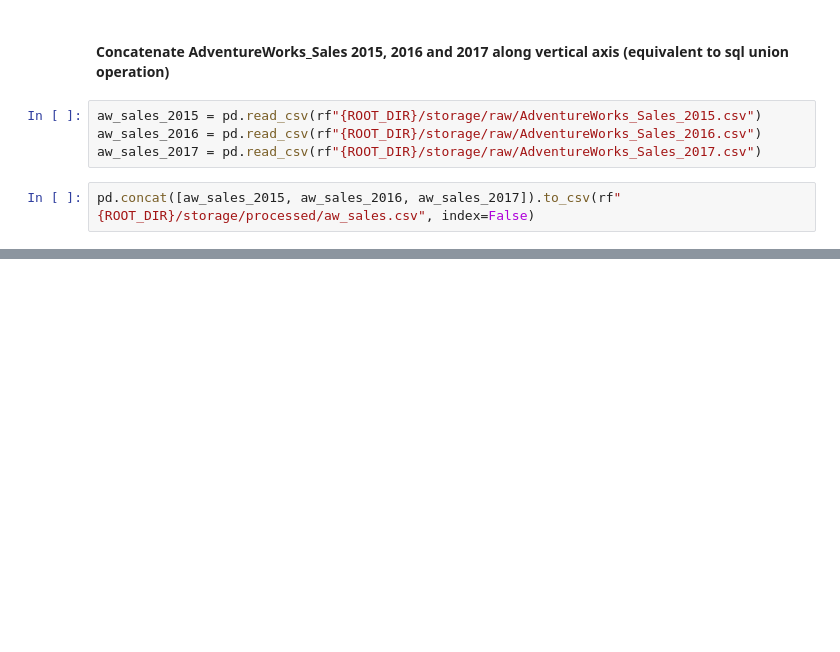
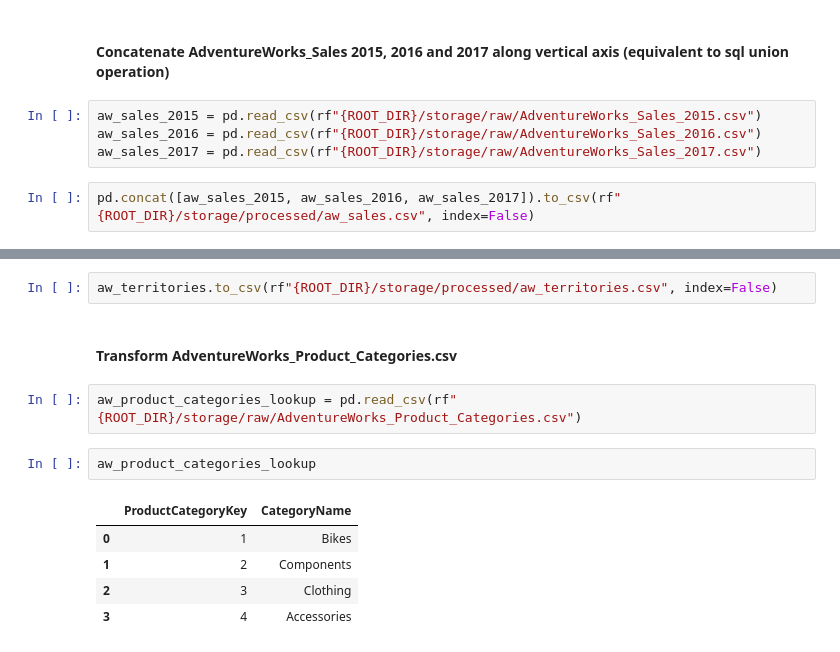
Before and after one commit to MeetPatel89/adventure_works_analysis, a Jupyter notebook: notebook.ipynb, the cells around one changed output, grey strips where cells are left out. Saved outputs shown, nothing was run; the diff lists cells and outputs as text; blank space fills up the shorter version.

```diff
--- a/notebook.ipynb
+++ b/notebook.ipynb
@@ -213,0 +272,14 @@ pd.concat([aw_sales_2015, aw_sales_2016, aw_sales_2017]).to_csv(rf"{ROOT_DIR}/st
+# %%
+aw_territories.to_csv(rf"{ROOT_DIR}/storage/processed/aw_territories.csv", index=False)
+# %% [markdown]
+#### Transform AdventureWorks_Product_Categories.csv
+# %%
+aw_product_categories_lookup = pd.read_csv(rf"{ROOT_DIR}/storage/raw/AdventureWorks_Product_Categories.csv")
+# %%
+aw_product_categories_lookup
+# %% [output]
+|  | ProductCategoryKey | CategoryName |
+| 0 | 1 | Bikes |
+| 1 | 2 | Components |
+| 2 | 3 | Clothing |
+| 3 | 4 | Accessories |
```
Also changed, not shown: parts of 15 cells of this notebook, 6 other files.
